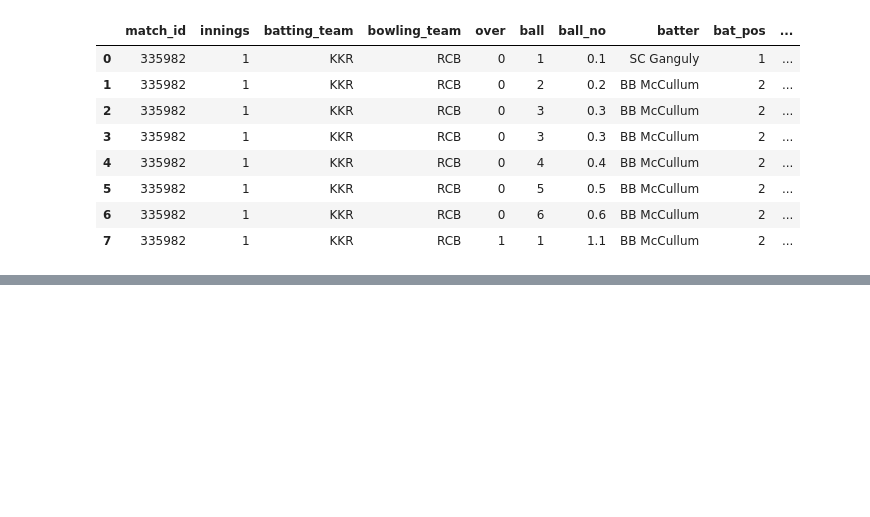
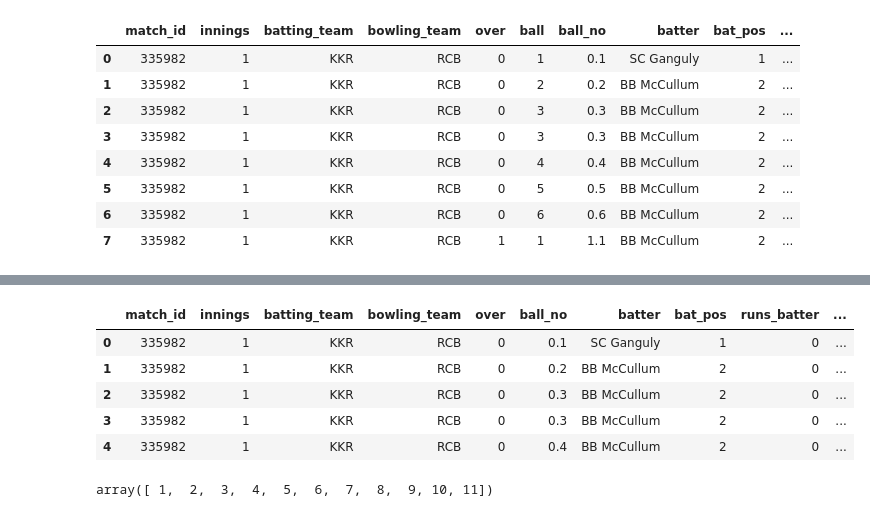
Before and after one commit to karansingh-chauhan/IPL-DATA-ANALYSIS, a Jupyter notebook: main.ipynb, the cells around one changed output, grey strips where cells are left out. Drawn from its saved outputs; the diff is of its cells as text; code cells hidden in the pictures; blank space fills up the shorter version.

```diff
--- a/main.ipynb
+++ b/main.ipynb
@@ -181,0 +204,15 @@ train_df.head(8)
+# %%
+train_df.drop('ball',axis=1,inplace=True)
+# %%
+train_df.head()
+# %% [output]
+|  | match_id | innings | batting_team | bowling_team | over | ball_no | batter | bat_pos | runs_batter | ... |
+| 0 | 335982 | 1 | KKR | RCB | 0 | 0.1 | SC Ganguly | 1 | 0 | ... |
+| 1 | 335982 | 1 | KKR | RCB | 0 | 0.2 | BB McCullum | 2 | 0 | ... |
+| 2 | 335982 | 1 | KKR | RCB | 0 | 0.3 | BB McCullum | 2 | 0 | ... |
+| 3 | 335982 | 1 | KKR | RCB | 0 | 0.3 | BB McCullum | 2 | 0 | ... |
+| 4 | 335982 | 1 | KKR | RCB | 0 | 0.4 | BB McCullum | 2 | 0 | ... |
+# %%
+train_df['bat_pos'].unique()
+# %% [output]
+array([ 1,  2,  3,  4,  5,  6,  7,  8,  9, 10, 11])
```
Also changed, not shown: parts of 7 cells of this notebook.
